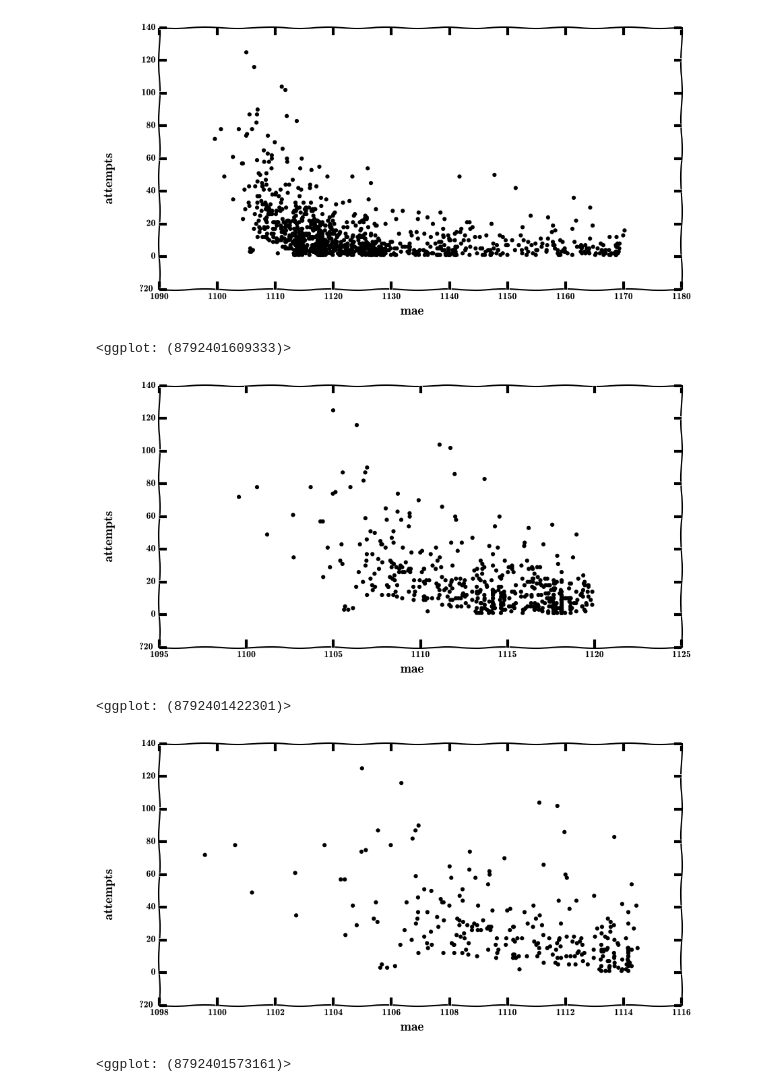
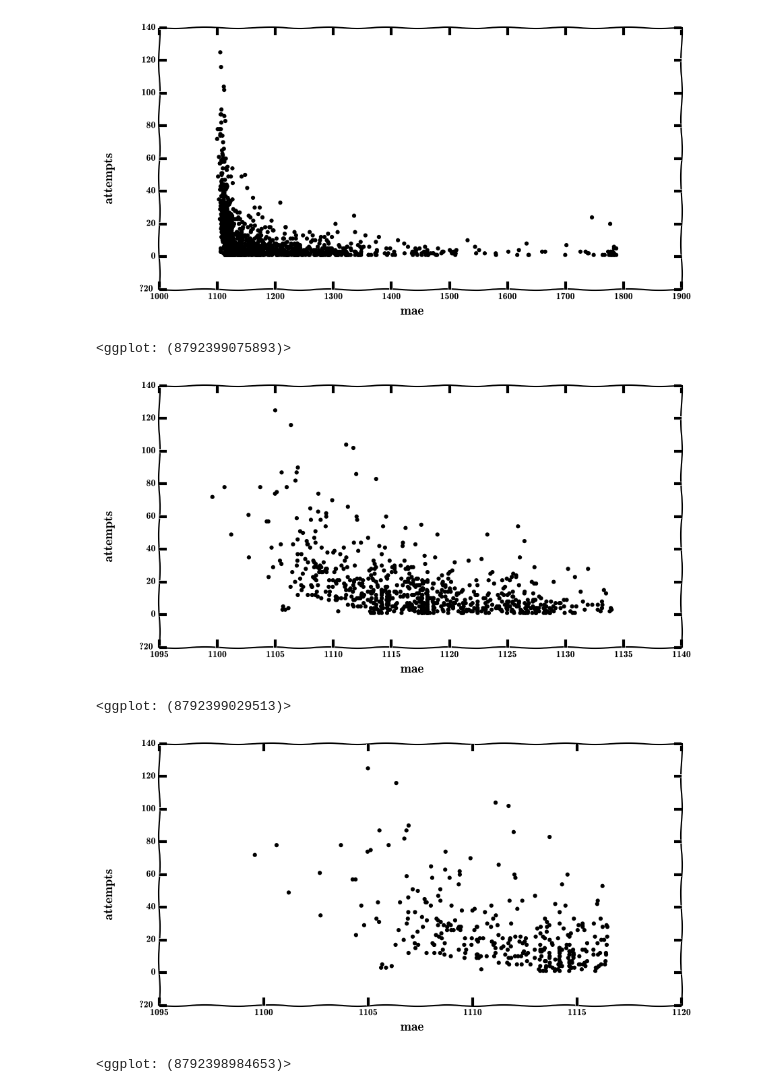
Before and after one commit to myurasov/Kaggle-Allstate, a Jupyter notebook: attempts-vs-mae.ipynb, the cells around one changed output. Drawn from its saved outputs; the diff is of its cells as text; code cells hidden in the pictures.

Commit message:
Update graphs scale

```diff
--- a/attempts-vs-mae.ipynb
+++ b/attempts-vs-mae.ipynb
@@ -5,20 +5,20 @@ import matplotlib as mpl
 # %%
 mpl.rcParams["figure.figsize"] = "10, 5"
 # %%
-ggplot(aes(x='mae', y='attempts'), data=pd.read_csv('allstate.csv').head(1000)) \
+ggplot(aes(x='mae', y='attempts'), data=pd.read_csv('allstate.csv').head(1500)) \
     + geom_point() + theme_xkcd()
 # %% [output]
-[figure, old version]
+[figure, new version]
-<ggplot: (8792401609333)>
+<ggplot: (8792399075893)>
 # %%
-ggplot(aes(x='mae', y='attempts'), data=pd.read_csv('allstate.csv').head(500)) \
+ggplot(aes(x='mae', y='attempts'), data=pd.read_csv('allstate.csv').head(750)) \
     + geom_point() + theme_xkcd()
 # %% [output]
-[figure, old version]
+[figure, new version]
-<ggplot: (8792401422301)>
+<ggplot: (8792399029513)>
 # %%
-ggplot(aes(x='mae', y='attempts'), data=pd.read_csv('allstate.csv').head(250)) \
+ggplot(aes(x='mae', y='attempts'), data=pd.read_csv('allstate.csv').head(325)) \
     + geom_point() + theme_xkcd()
 # %% [output]
-[figure, old version]
+[figure, new version]
-<ggplot: (8792401573161)>
+<ggplot: (8792398984653)>
```
